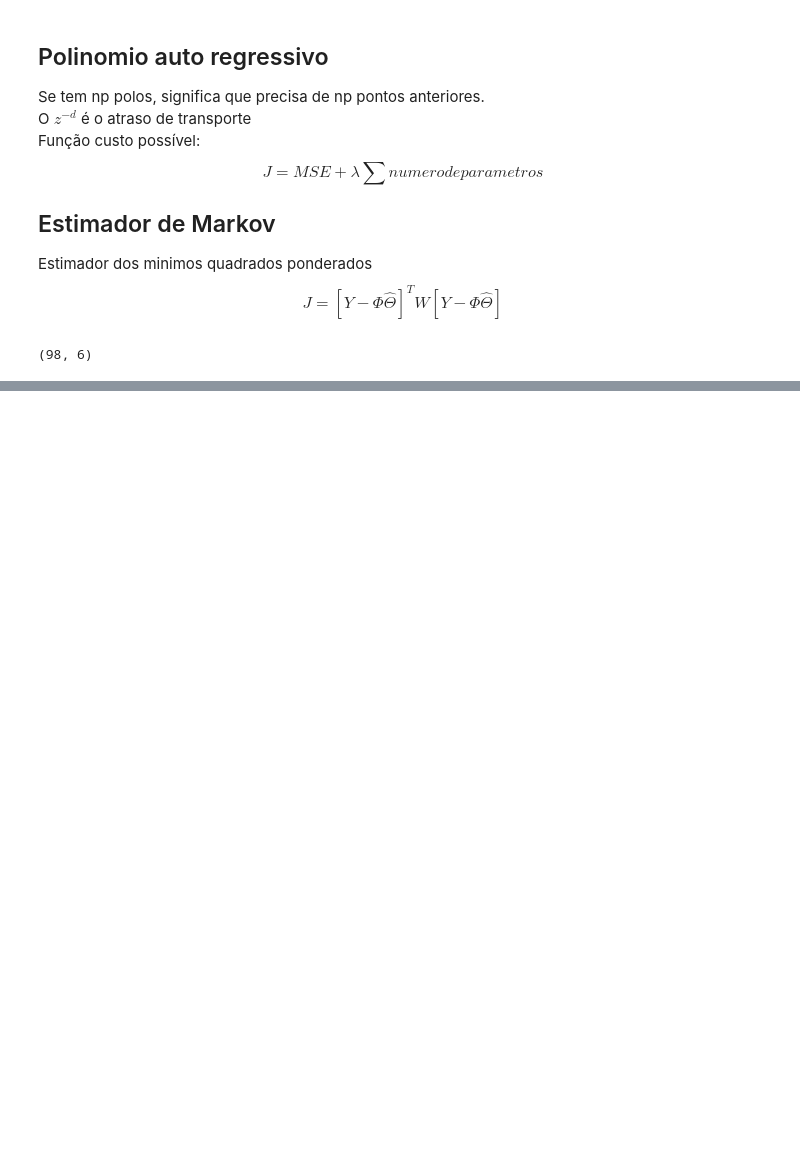
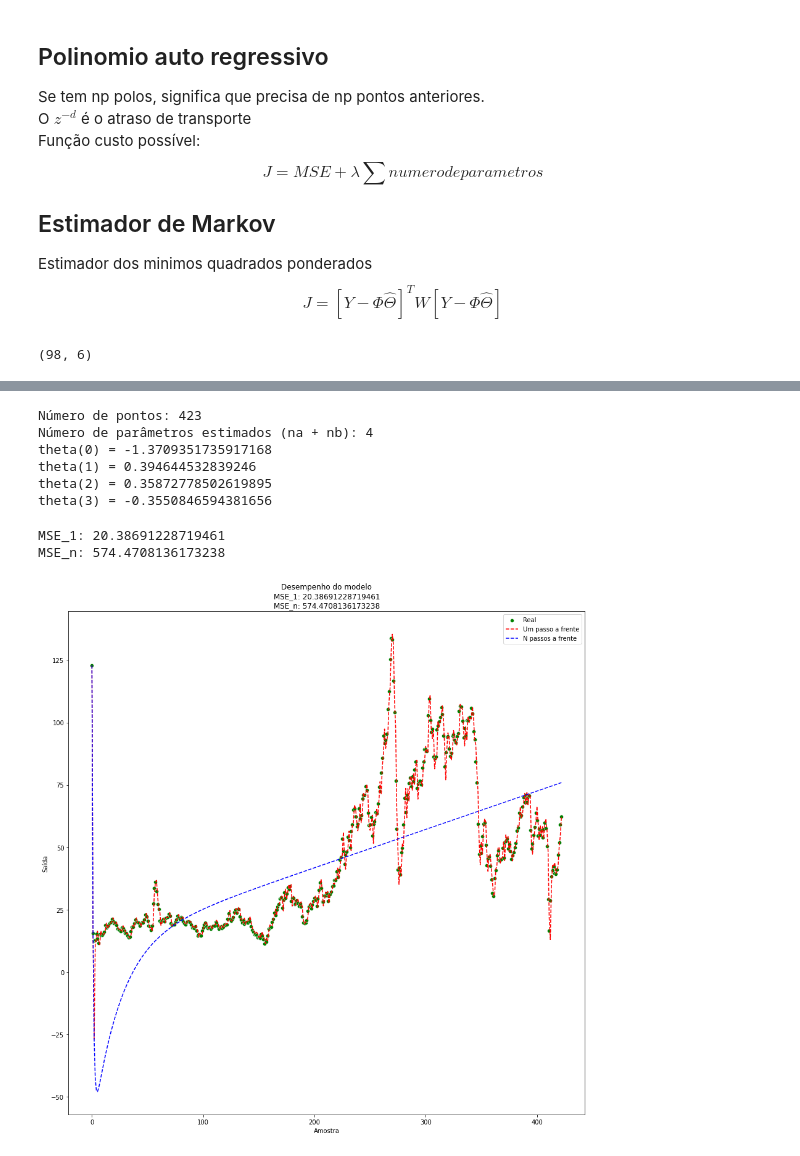
Before and after one commit to CaioMizerkowski/controle_avancado, a Jupyter notebook: TE975/aula_03.ipynb, the cells around one changed output, grey strips where cells are left out. Drawn from its saved outputs; the diff is of its cells as text; code cells hidden in the pictures; blank space fills up the shorter version.

Commit message:
✨: Adicionado estimados de minimos quadrados em batelada em Python baseado no código em Matlab made by Caio Mizerkowski for college

```diff
--- a/TE975/aula_03.ipynb
+++ b/TE975/aula_03.ipynb
@@ -42,0 +53,77 @@ np.sum((y[n:]-y_hat)**2)
+# %%
+print('Método dos mínimos quadrados em batelada')
+npts = data.size # O número de pontos existentes
+u = np.arange(npts) # Como os dados são sequênciais, é gerado uma sequência de números
+y = data # Salva os dados de saídas
+print(f'Número de pontos: {npts}')
+
+phi = np.ones([npts,4]) # Inicia a matriz Phi para 4 parametros
+for j in range(npts): # Loop para preencher a matriz Phi
+    if j <= 2:
+        y1 = y[1]
+        y2 = y[1]
+        u1 = 0
+        u2 = 0
+    else:
+        y1 = y[j-1]
+        y2 = y[j-2]
+        u1 = u[j-1]
+        u2 = u[j-2]
+    phi[j] = [-y1,-y2,u1,u2]
+
+theta = np.linalg.inv(phi.T.dot(phi)).dot(phi.T).dot(y) # Calcula os parametros através de operações matriciais
+numparametros = theta.shape[0]
+print(f'Número de parâmetros estimados (na + nb): {numparametros}')
+
+# Printa os parametros estimados
+for i in range(numparametros):
+    print(f'theta({i}) = {theta[i]}')
+# %% [output]
+Número de pontos: 423
+Número de parâmetros estimados (na + nb): 4
+theta(0) = -1.3709351735917168
+theta(1) = 0.394644532839246
+theta(2) = 0.35872778502619895
+theta(3) = -0.3550846594381656
+# %%
+# Inicia a matriz de valores n passos a frente para ser preenchida
+yest_n = np.ones(npts)
+yest_n[:2] = y[:2] # Preenche os dois pontos iniciais
+yest_1 = yest_n.copy() # Cria uma copia da matriz
+
+# Theta e seus respectivos valores
+a1=theta[0]
+a2=theta[1]
+b1=theta[2]
+b2=theta[3]
+
+# A partir do segundo ponto, calcula o valor da saída conforme os parametros estimados
+for t in range(2,npts):
+    # Previsão de n passos a frente
+    yest_n[t] = -a1*yest_n[t-1]-a2*yest_n[t-2]+b1*u[t-1]+b2*u[t-2]
+    # Previsão de um passo a frente
+    yest_1[t] = -a1*y[t-1]-a2*y[t-2]+b1*u[t-1]+b2*u[t-2]
+
+# Mean Squared Error (MSE) – objetivo é um menor MSE
+MSE_1 = np.sum((y-yest_1)**2)/npts
+MSE_n = np.sum((y-yest_n)**2)/npts
+
+print(f'MSE_1: {MSE_1}')
+print(f'MSE_n: {MSE_n}')
+# %% [output]
+MSE_1: 20.38691228719461
+MSE_n: 574.4708136173238
+# %%
+# Plota a figura
+plt.figure(figsize = (15,15))
+sb.scatterplot(x=u,y=y,color='green',markers='.')
+sb.lineplot(x=u,y=yest_1,color='red',linestyle='--')
+sb.lineplot(x=u,y=yest_n,color='blue',linestyle='--')
+plt.title(f'Desempenho do modelo\nMSE_1: {MSE_1}\nMSE_n: {MSE_n}')
+plt.legend(labels=["Real","Um passo a frente","N passos a frente"])
+plt.xlabel('Amostra')
+plt.ylabel('Saída')
+plt.show()
+plt.close()
+# %% [output]
+[figure, added]
```
Also changed, not shown: parts of 3 cells of this notebook, 2 other files.
